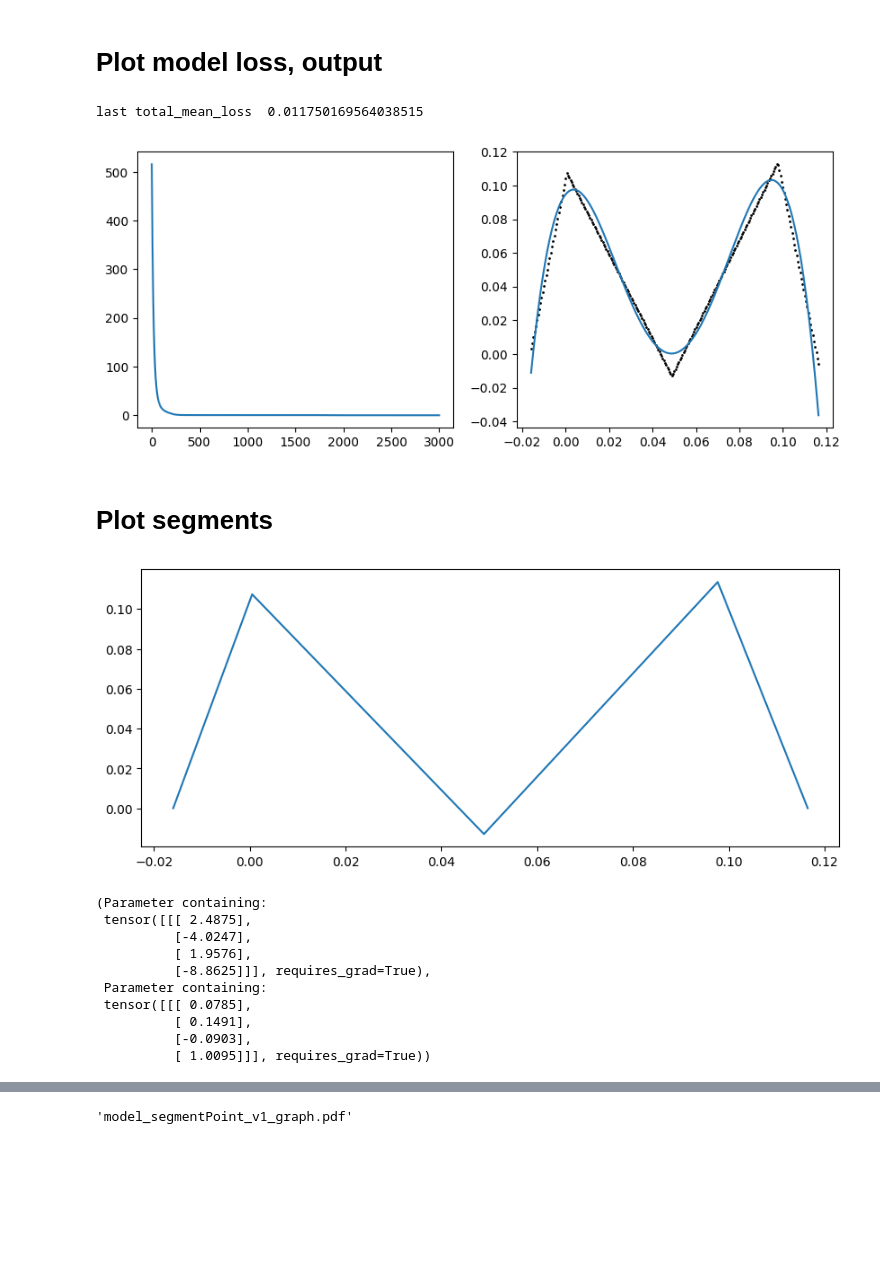
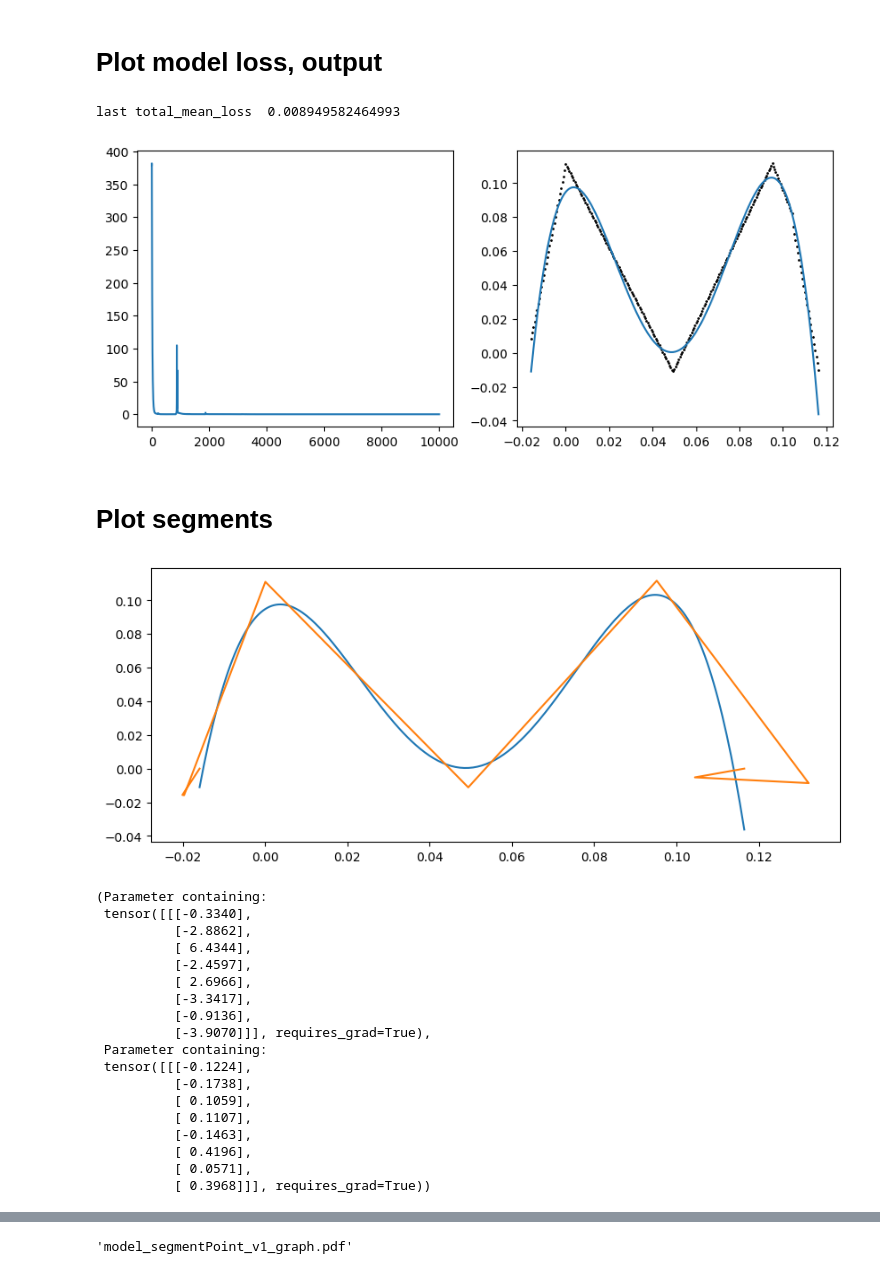
Before and after one commit to sjamthe/customNNexperiments, a Jupyter notebook: SegmentPoints-v1.ipynb, the cells around one changed output, grey strips where cells are left out. Drawn from its saved outputs; the diff is of its cells as text; code cells hidden in the pictures; blank space fills up the shorter version.

```diff
--- a/SegmentPoints-v1.ipynb
+++ b/SegmentPoints-v1.ipynb
@@ -66,27 +77,27 @@ class SegmentPoint(nn.Module):
         self.xout = torch.Tensor(x_features,
                                             segment_features + 1, y_features)
         self.yout = torch.zeros_like(self.xout)
+
+        # Weight initialization seem more important than xout init
+        nn.init.normal_(self.w, -10., 10.)
+
         # Use initialized flag to ensure custom_init is called before training
         self.initialized = False
 
     def custom_init(self, x_min, x_max):
         self.initialized = True
-        #TODO: Do we need to initialize w & b?
-        #self.w = 0.
-        #self.b = 0.
 
         x_init = torch.empty_like(self.xout)
         # _calc_points overerites all xout, except x[0] and x[-1]
-        x_init[:,0,:] = x_min
-        x_init[0,-1,:] = x_max
+        #x_init[:,0,:] = x_min
+        #x_init[0,-1,:] = x_max
 
-        #for i in np.arange(self.x_features):
-        #    for j in np.arange(self.y_features):
-        #        x_init[i, :, j] = torch.linspace(x_min[i], x_max[i],
-        #                            self.segment_features + 1)
-        # initialize all rows of x
+        for i in np.arange(self.x_features):
+            for j in np.arange(self.y_features):
+                x_init[i, :, j] = torch.linspace(x_min[i], x_max[i],
+                                    self.segment_features + 1)
+        # initialize all rows of xout - IMPORTANT
         self.xout = torch.Tensor(x_init)
-        nn.init.normal_(self.w, -10, 10)
 
     def _encode(self):
         """Calculate segment points from intersects of consecutive segments.
@@ -98,7 +109,8 @@ class SegmentPoint(nn.Module):
         divider[divider == 0.] = 0.0001
         #xout[0] and xout[-1] are never modified.
         self.xout[:,1:-1,:] = (self.b[:,1:,:]-self.b[:,:-1,:])/divider
-        self.yout[:,1:-1,:] = self.w[:,:-1,:] * self.xout[:,1:-1,:] + self.b[:,:-1,:]
+        self.yout[:,0:-1,:] = self.w * self.xout[:,0:-1,:] + self.b
+        self.yout[:,-1:,:] = self.w[:,-1:,:] * self.xout[:,-1:,:] + self.b[:,-1:,:]
 
     def _calc_xmask(self, x_in):
         # x_in.shape = [N, in_features]
@@ -130,6 +142,7 @@ class SegmentPoint(nn.Module):
         return ypred
 
     def _decode(self, x_in):
+        """didn't work for backward"""
         xmask = self._calc_xmask(x_in)
 
         divider = (self.xout[:,1:,:]-self.xout[:,:-1,:])
@@ -150,7 +163,9 @@ class SegmentPoint(nn.Module):
         if self.training and not self.initialized:
             raise RuntimeError("model.custom_init was not called before training")
         self._encode()
-        ypred = self._decode2(x_in)
+        ypred = self._decode(x_in)
+        # moved encode after decode as it is better for training from custom_init
+        #self._encode()
         return ypred
 
     def extra_repr(self) -> str:
@@ -194,7 +209,7 @@ from torch.utils.data import DataLoader
 
 torch.manual_seed(10)
 
-model = SegmentPoint(x_in.shape[1], ytest.shape[1], 4)
+model = SegmentPoint(x_in.shape[1], ytest.shape[1], 8)
 
 #Initialize model parameters - extremely important.
 model.custom_init(x_in.min(dim=0).values, x_in.max(dim=0).values)
@@ -211,7 +226,7 @@ dataloader = DataLoader(dataset, batch_size=batch_size, shuffle=True)
 # %% [markdown]
 ## Training loop
 # %%
-num_epochs = 3000
+num_epochs = 10000
 losses = np.array([])
 for epoch in range(1, num_epochs+1):
     model.train()
@@ -271,30 +277,39 @@ ax2.scatter(x_in, y, color='black', s=1)
 # Display the plot
 plt.show()
 # %% [output]
-last total_mean_loss  0.011750169564038515
+last total_mean_loss  0.008949582464993
-[figure, old version]
+[figure, new version]
 # %% [markdown]
 # Plot segments
 # %%
 xval = model.xout.reshape(model.xout.shape[1]).detach().numpy()
 yval = model.yout.reshape(model.xout.shape[1]).detach().numpy()
+plt.plot(x_in, ytest)
 plt.plot(xval,yval)
 plt.show()
 # %% [output]
-[figure, old version]
+[figure, new version]
 # %%
 model.w, model.b
 # %% [output]
 (Parameter containing:
- tensor([[[ 2.4875],
-          [-4.0247],
-          [ 1.9576],
-          [-8.8625]]], requires_grad=True),
+ tensor([[[-0.3340],
+          [-2.8862],
+          [ 6.4344],
+          [-2.4597],
+          [ 2.6966],
+          [-3.3417],
+          [-0.9136],
+          [-3.9070]]], requires_grad=True),
  Parameter containing:
- tensor([[[ 0.0785],
-          [ 0.1491],
-          [-0.0903],
-          [ 1.0095]]], requires_grad=True))
+ tensor([[[-0.1224],
+          [-0.1738],
+          [ 0.1059],
+          [ 0.1107],
+          [-0.1463],
+          [ 0.4196],
+          [ 0.0571],
+          [ 0.3968]]], requires_grad=True))
 # %%
 model.xout, model.yout
 # %% [output]
```
Also changed, not shown: parts of 3 cells of this notebook.
